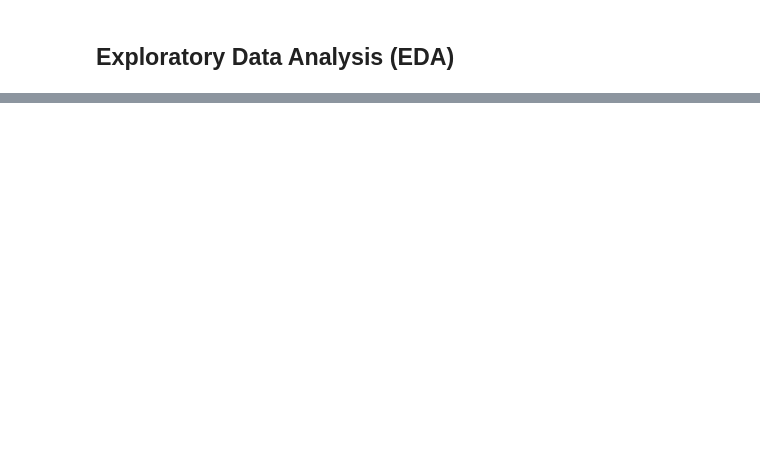
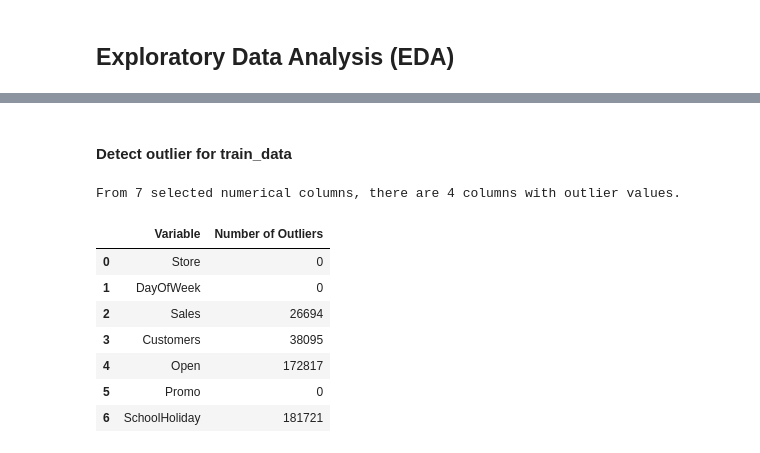
Before and after one commit to GuleWako/10Acadamey-week-4-Pharmaceuticals-finance-data-Analysis, a Jupyter notebook: notebooks/exploratory_analysis_for_forecast.ipynb, the cells around one changed output, grey strips where cells are left out. Cells and saved outputs as stored; diff of their text form; code cells hidden in the pictures; blank space fills up the shorter version.

```diff
--- a/notebooks/exploratory_analysis_for_forecast.ipynb
+++ b/notebooks/exploratory_analysis_for_forecast.ipynb
@@ -65,0 +111,14 @@ store_data.head(10)
+# %% [markdown]
+#### Detect outlier for train_data
+# %%
+get_outlier_summary(train_data)
+# %% [output]
+From 7 selected numerical columns, there are 4 columns with outlier values.
+|  | Variable | Number of Outliers |
+| 0 | Store | 0 |
+| 1 | DayOfWeek | 0 |
+| 2 | Sales | 26694 |
+| 3 | Customers | 38095 |
+| 4 | Open | 172817 |
+| 5 | Promo | 0 |
+| 6 | SchoolHoliday | 181721 |
```
Also changed, not shown: parts of 21 cells of this notebook, 1 other file.
